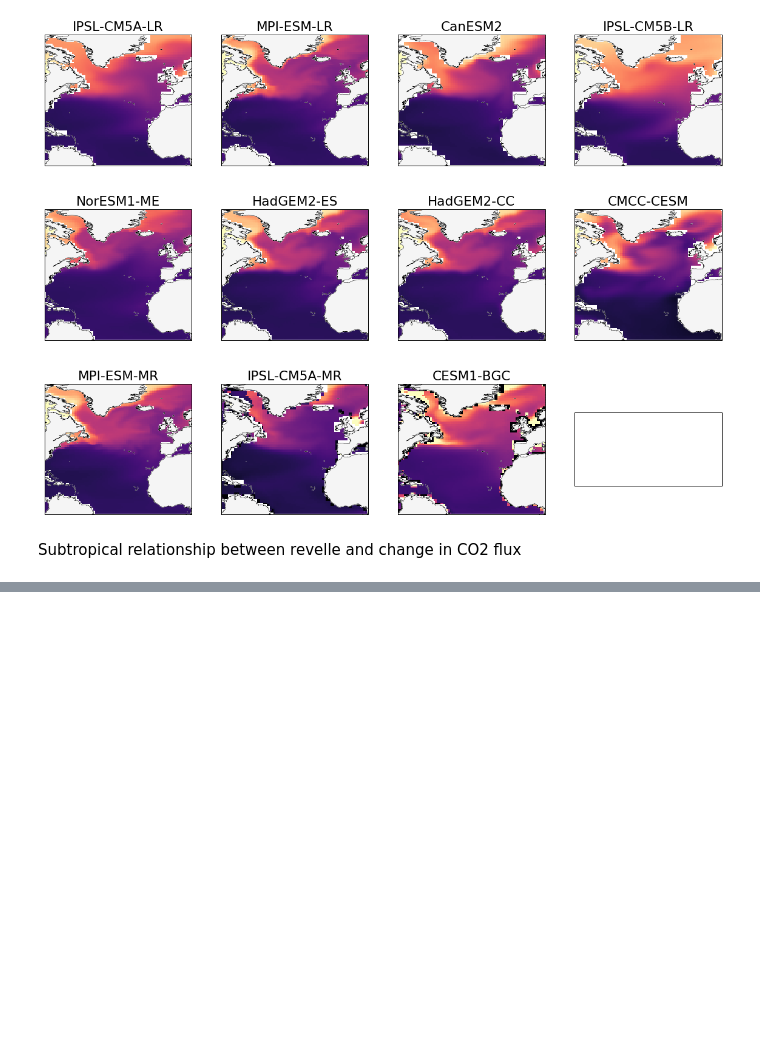
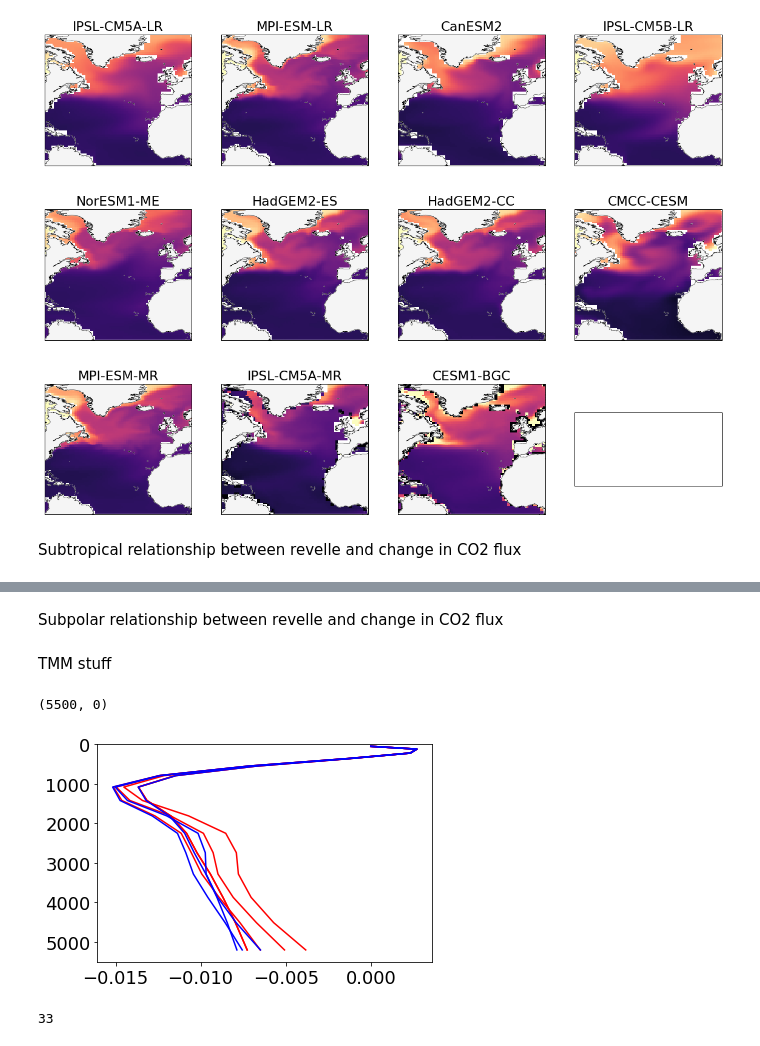
Before and after one commit to PaulHalloran/batmobile_jupyter_notebooks, a Jupyter notebook: analysis_for_noc_talk.ipynb, the cells around one changed output, grey strips where cells are left out. Saved outputs shown, nothing was run; the diff lists cells and outputs as text; code cells hidden in the pictures; blank space fills up the shorter version.

```diff
--- a/analysis_for_noc_talk.ipynb
+++ b/analysis_for_noc_talk.ipynb
@@ -1202,3 +1418,5 @@ SyntaxError: invalid syntax (<ipython-input-513-05c1e11c8eca>, line 1)
+# %% [markdown]
+Subpolar relationship between revelle and change in CO2 flux
 # %%
 variable = 'talk'
 run = 'rcp85'
@@ -1411,3 +1629,43 @@ plt.legend(loc=8, bbox_to_anchor=(1.1, 0.5),prop={'size': 15},frameon=False)
 
 plt.tight_layout()
 plt.savefig('/home/ph290/Documents/figures/class_revelle_explained.png')
+# %% [markdown]
+TMM stuff
+# %%
+glodap_dic_file ='/data/NAS-ph290/ph290/observations/GLODAPv2_Mapped_Climatologies/GLODAPv2.2016b_MappedClimatologies/GLODAPv2.2016b.TCO2.nc'
+glodap_talk_file ='/data/NAS-ph290/ph290/observations/GLODAPv2_Mapped_Climatologies/GLODAPv2.2016b_MappedClimatologies/GLODAPv2.2016b.TAlk.nc'
+glodap_dic = iris.load_cube(glodap_dic_file,'moles of dissolved inorganic carbon per unit mass in seawater')/1026.0
+glodap_talk = iris.load_cube(glodap_talk_file,'seawater alkalinity expressed as mole equivalent per unit mass')/1026.0
+
+glodap_depths = [   0.,   10.,   20.,   30.,   50.,   75.,  100.,  125.,  150.,        200.,  250.,  300.,  400.,  500.,  600.,  700.,  800.,  900.,       1000., 1100., 1200., 1300., 1400., 1500., 1750., 2000., 2500.,       3000., 3500., 4000., 4500., 5000., 5500.]
+# %%
+model_depths = [50, 120, 220, 360, 550, 790, 1080, 1420, 1810, 2250, 2740, 3280, 3870, 4510, 5200]
+
+directory_deep = '/data/BatCaveNAS/ph290/tmm/paul_deep_dissolution/'
+alk_files_deep = glob.glob(directory_deep+'ALK*.nc')
+dic_files_deep = glob.glob(directory_deep+'DIC*.nc')
+
+directory_shallow = '/data/BatCaveNAS/ph290/tmm/paul_shallow_dissolution/'
+alk_files_shallow = glob.glob(directory_shallow+'ALK*.nc')
+dic_files_shallow = glob.glob(directory_shallow+'DIC*.nc')
+# %%
+for i in range(len(alk_files_deep)):
+    cube = iris.load_cube(alk_files_deep[i])
+    plt.plot(area_avg(cube).data - area_avg(cube).data[0],model_depths,'r')
+
+for i in range(len(alk_files_shallow)):
+    cube = iris.load_cube(alk_files_shallow[i])
+    plt.plot(area_avg(cube).data - area_avg(cube).data[0],model_depths,'b')
+
+
+# plt.plot(area_avg(glodap_talk).data - area_avg(glodap_talk).data[0],glodap_depths,'k')
+
+plt.ylim([5500,0])
+# %% [output]
+(5500, 0)
+[figure, added]
+# %%
+area_avg(glodap_talk)
+len(glodap_depths)
+# %% [output]
+33
```
Also changed, not shown: parts of 14 cells of this notebook.
